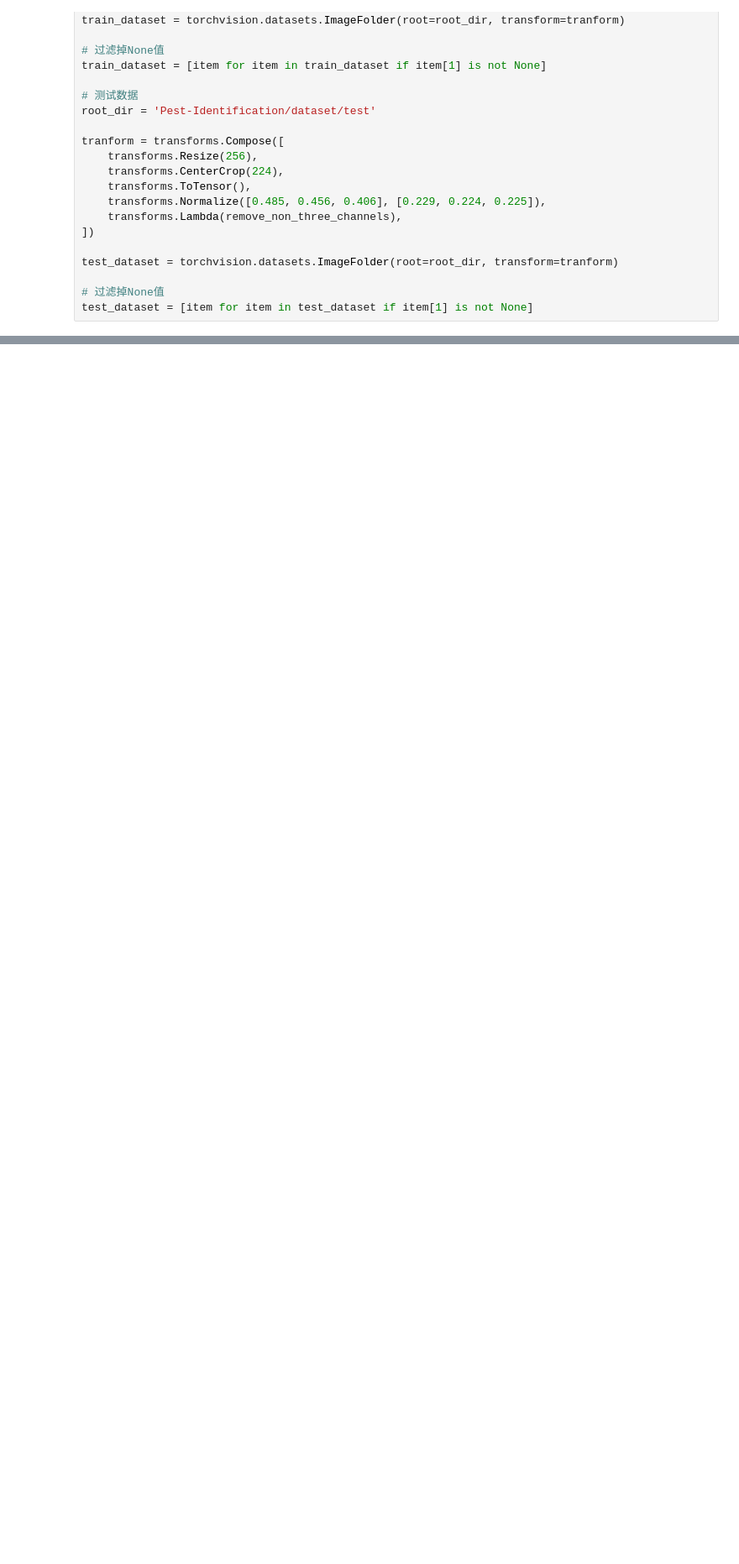
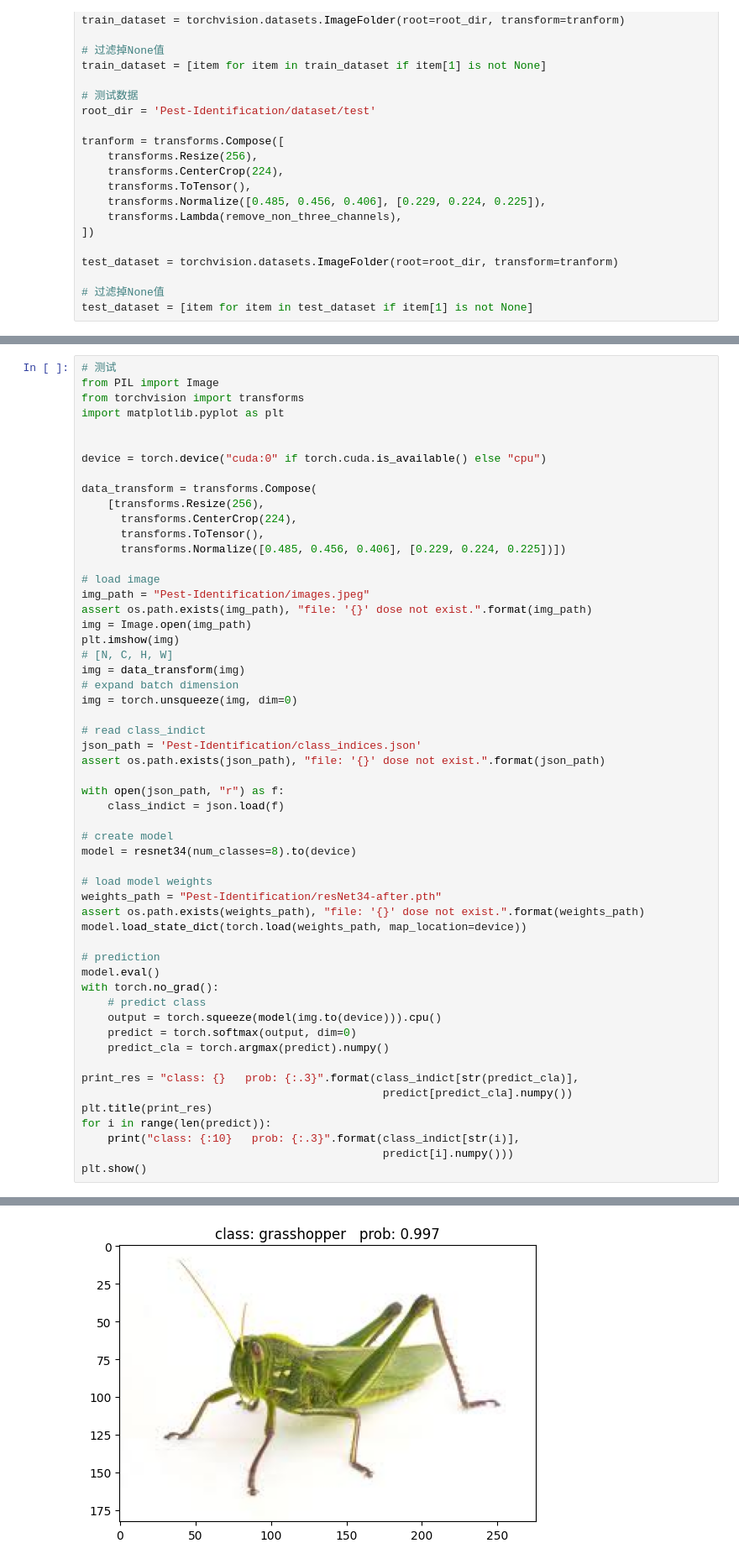
Before and after one commit to qianjindexiaozu/Pest-Identification, a Jupyter notebook: PestIdentification.ipynb, the cells around one changed output, grey strips where cells are left out. Shown at 84% size. Saved outputs shown, nothing was run; the diff lists cells and outputs as text; blank space fills up the shorter version.

```diff
--- a/PestIdentification.ipynb
+++ b/PestIdentification.ipynb
@@ -182,0 +376,56 @@ KeyboardInterrupt:
+# %%
+# 测试
+from PIL import Image
+from torchvision import transforms
+import matplotlib.pyplot as plt
+
+
+device = torch.device("cuda:0" if torch.cuda.is_available() else "cpu")
+
+data_transform = transforms.Compose(
+    [transforms.Resize(256),
+      transforms.CenterCrop(224),
+      transforms.ToTensor(),
+      transforms.Normalize([0.485, 0.456, 0.406], [0.229, 0.224, 0.225])])
+
+# load image
+img_path = "Pest-Identification/images.jpeg"
+assert os.path.exists(img_path), "file: '{}' dose not exist.".format(img_path)
+img = Image.open(img_path)
+plt.imshow(img)
+# [N, C, H, W]
+img = data_transform(img)
+# expand batch dimension
+img = torch.unsqueeze(img, dim=0)
+
+# read class_indict
+json_path = 'Pest-Identification/class_indices.json'
+assert os.path.exists(json_path), "file: '{}' dose not exist.".format(json_path)
+
+with open(json_path, "r") as f:
+    class_indict = json.load(f)
+
+# create model
+model = resnet34(num_classes=8).to(device)
+
+# load model weights
+weights_path = "Pest-Identification/resNet34-after.pth"
+assert os.path.exists(weights_path), "file: '{}' dose not exist.".format(weights_path)
+model.load_state_dict(torch.load(weights_path, map_location=device))
+
+# prediction
+model.eval()
+with torch.no_grad():
+    # predict class
+    output = torch.squeeze(model(img.to(device))).cpu()
+    predict = torch.softmax(output, dim=0)
+    predict_cla = torch.argmax(predict).numpy()
+
+print_res = "class: {}   prob: {:.3}".format(class_indict[str(predict_cla)],
+                                              predict[predict_cla].numpy())
+plt.title(print_res)
+for i in range(len(predict)):
+    print("class: {:10}   prob: {:.3}".format(class_indict[str(i)],
+                                              predict[i].numpy()))
+plt.show()
+# %% [output]
@@ -182,0 +440 @@ KeyboardInterrupt:
+[figure, added]
```
Also changed, not shown: parts of 6 cells of this notebook.
